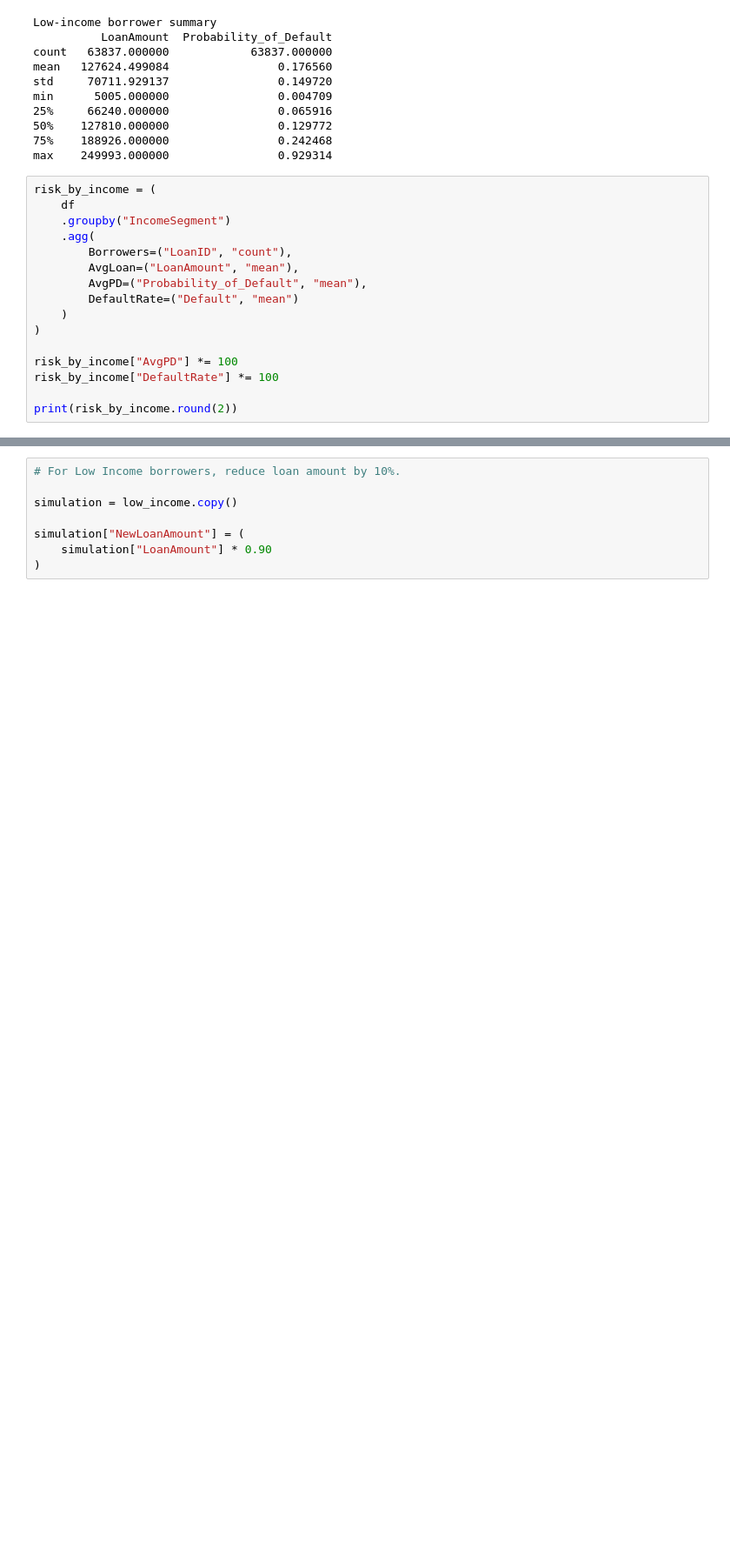
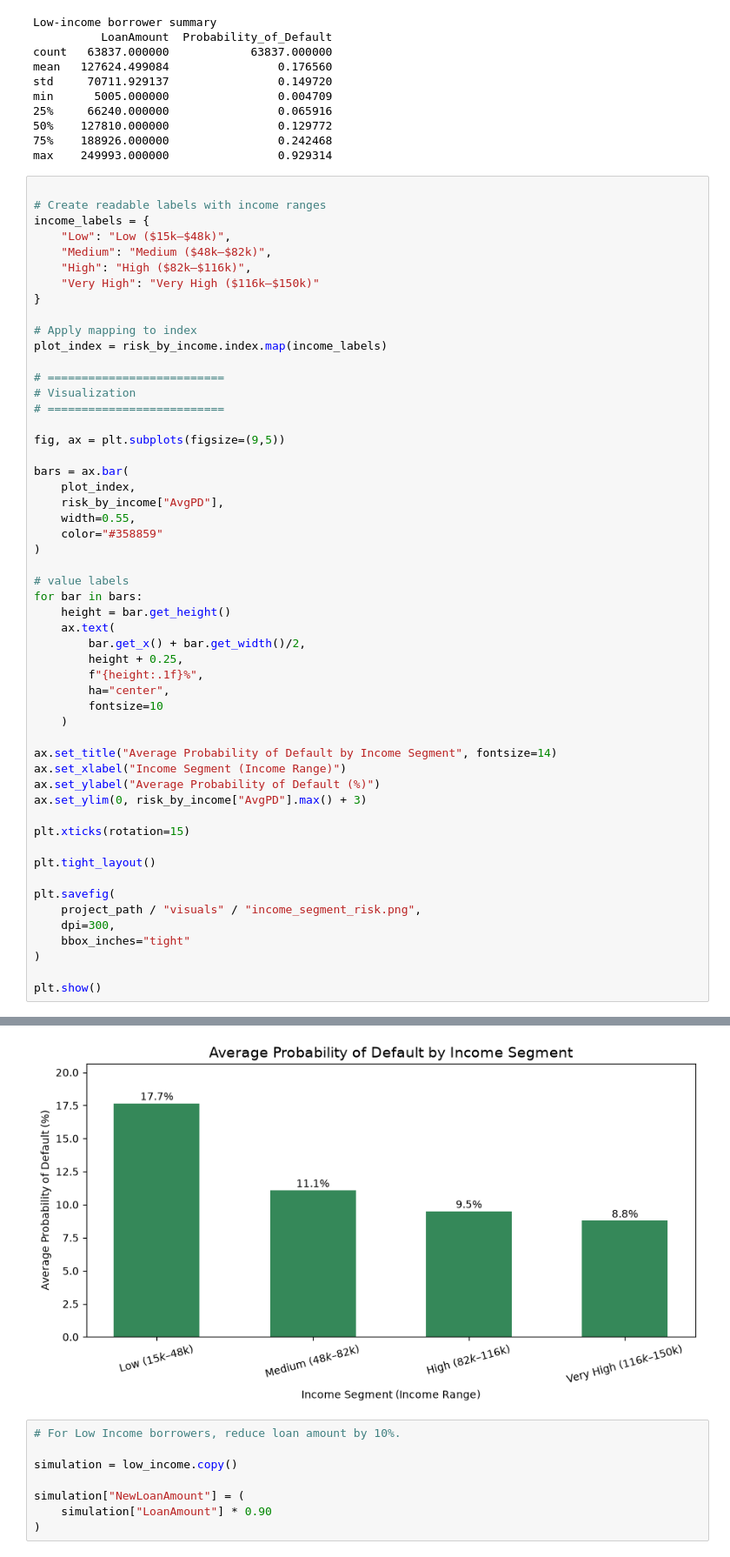
Before and after one commit to IrinaEkb/Loan_Default, a Jupyter notebook: notebooks/04_loan_size_strategy.ipynb, the cells around one changed output, grey strips where cells are left out. Shown at 87% size. Saved outputs shown, nothing was run; the diff lists cells and outputs as text; blank space fills up the shorter version.

```diff
--- a/notebooks/04_loan_size_strategy.ipynb
+++ b/notebooks/04_loan_size_strategy.ipynb
@@ -249,19 +252,56 @@ min      5005.000000                0.004709
 75%    188926.000000                0.242468
 max    249993.000000                0.929314
 # %%
-risk_by_income = (
-    df
-    .groupby("IncomeSegment")
-    .agg(
-        Borrowers=("LoanID", "count"),
-        AvgLoan=("LoanAmount", "mean"),
-        AvgPD=("Probability_of_Default", "mean"),
-        DefaultRate=("Default", "mean")
-    )
+
+# Create readable labels with income ranges
+income_labels = {
+    "Low": "Low ($15k–$48k)",
+    "Medium": "Medium ($48k–$82k)",
+    "High": "High ($82k–$116k)",
+    "Very High": "Very High ($116k–$150k)"
+}
+
+# Apply mapping to index
+plot_index = risk_by_income.index.map(income_labels)
+
+# ==========================
+# Visualization
+# ==========================
+
+fig, ax = plt.subplots(figsize=(9,5))
+
+bars = ax.bar(
+    plot_index,
+    risk_by_income["AvgPD"],
+    width=0.55,
+    color="#358859"
 )
 
-risk_by_income["AvgPD"] *= 100
-risk_by_income["DefaultRate"] *= 100
+# value labels
+for bar in bars:
+    height = bar.get_height()
+    ax.text(
+        bar.get_x() + bar.get_width()/2,
+        height + 0.25,
+        f"{height:.1f}%",
+        ha="center",
+        fontsize=10
+    )
 
-print(risk_by_income.round(2))
+ax.set_title("Average Probability of Default by Income Segment", fontsize=14)
+ax.set_xlabel("Income Segment (Income Range)")
+ax.set_ylabel("Average Probability of Default (%)")
+ax.set_ylim(0, risk_by_income["AvgPD"].max() + 3)
+
+plt.xticks(rotation=15)
+
+plt.tight_layout()
+
+plt.savefig(
+    project_path / "visuals" / "income_segment_risk.png",
+    dpi=300,
+    bbox_inches="tight"
+)
+
+plt.show()
 # %% [output]
@@ -274,3 +308,4 @@ Very High          63834  127632.67   8.78         9.02
+[figure, added]
 # %%
 # For Low Income borrowers, reduce loan amount by 10%.
 
```
Also changed, not shown: parts of 3 cells of this notebook, 5 other files.
